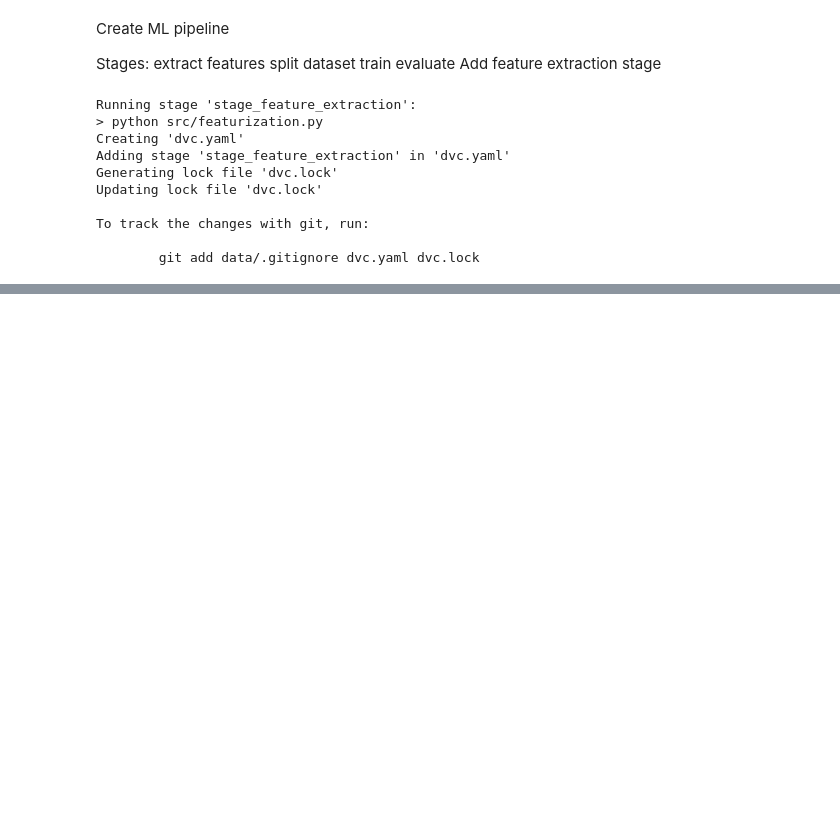
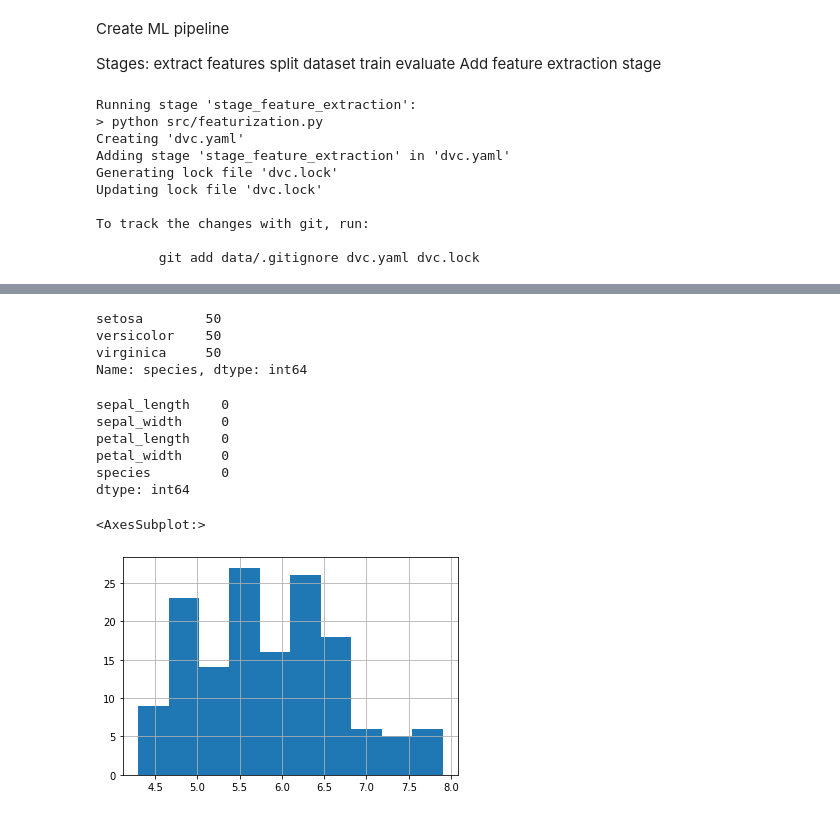
Before and after one commit to thegauravsingh/mlops105-jupyter-dvc, a Jupyter notebook: tut101.ipynb, the cells around one changed output, grey strips where cells are left out. Drawn from its saved outputs; the diff is of its cells as text; code cells hidden in the pictures; blank space fills up the shorter version.

```diff
--- a/tut101.ipynb
+++ b/tut101.ipynb
@@ -148,0 +330,21 @@ To track the changes with git, run:
+# %%
+df['species'].value_counts()
+# %% [output]
+setosa        50
+versicolor    50
+virginica     50
+Name: species, dtype: int64
+# %%
+df.isnull().sum()
+# %% [output]
+sepal_length    0
+sepal_width     0
+petal_length    0
+petal_width     0
+species         0
+dtype: int64
+# %%
+df['sepal_length'].hist()
+# %% [output]
+<AxesSubplot:>
+[figure, added]
```
Also changed, not shown: parts of 22 cells of this notebook, 3 other files.
